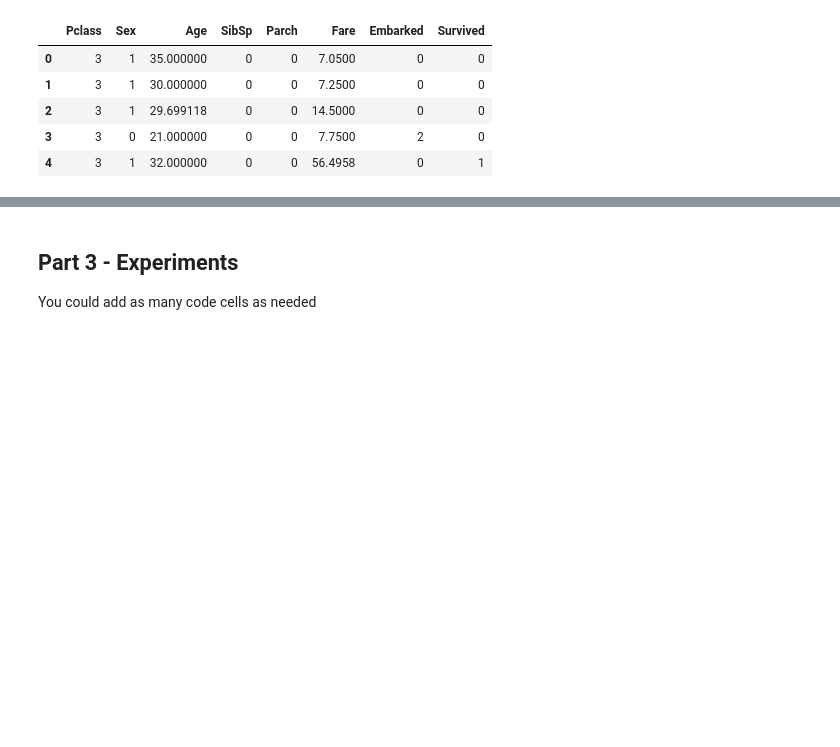
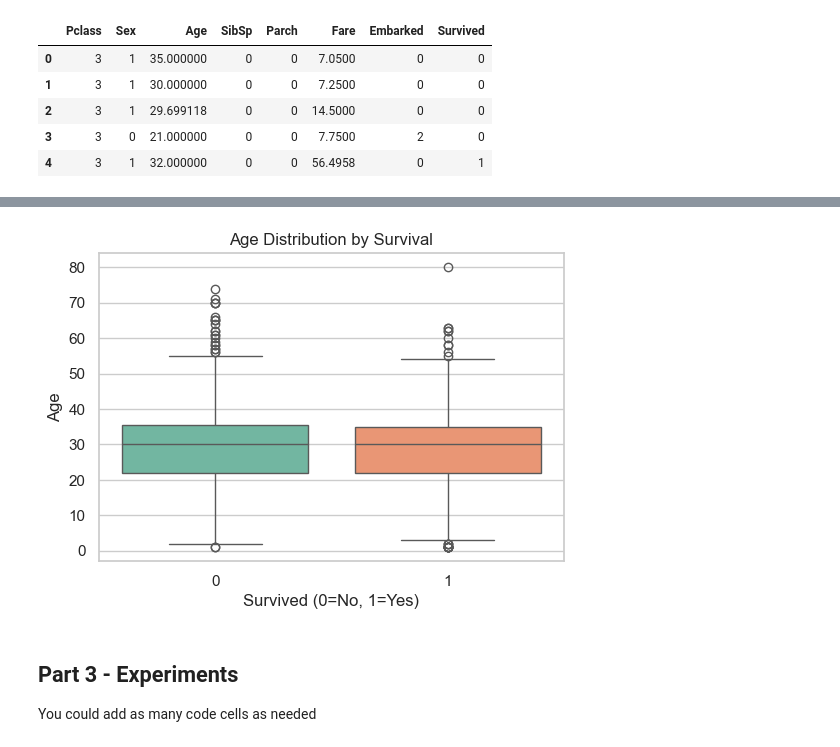
Before and after one commit to dudilevy25/hit-assignment-supervised-learning, a Jupyter notebook: Assignment_supervised_learning_flow.ipynb, the cells around one changed output, grey strips where cells are left out. Saved outputs shown, nothing was run; the diff lists cells and outputs as text; code cells hidden in the pictures; blank space fills up the shorter version.

```diff
--- a/Assignment_supervised_learning_flow.ipynb
+++ b/Assignment_supervised_learning_flow.ipynb
@@ -81,3 +142,21 @@ df_test.head()
+# %%
+# Boxplot of Age by Survival (fixed for seaborn>=0.14)
+plt.figure(figsize=(6,4))
+sns.boxplot(
+    x="Survived",
+    y="Age",
+    data=df_train,
+    hue="Survived",
+    legend=False,
+    palette="Set2"
+)
+
+plt.title("Age Distribution by Survival")
+plt.xlabel("Survived (0=No, 1=Yes)")
+plt.ylabel("Age")
+plt.show()
+# %% [output]
+[figure, added]
 # %% [markdown]
 ## Part 3 - Experiments
 You could add as many code cells as needed
```
Also changed, not shown: parts of 6 cells of this notebook.
